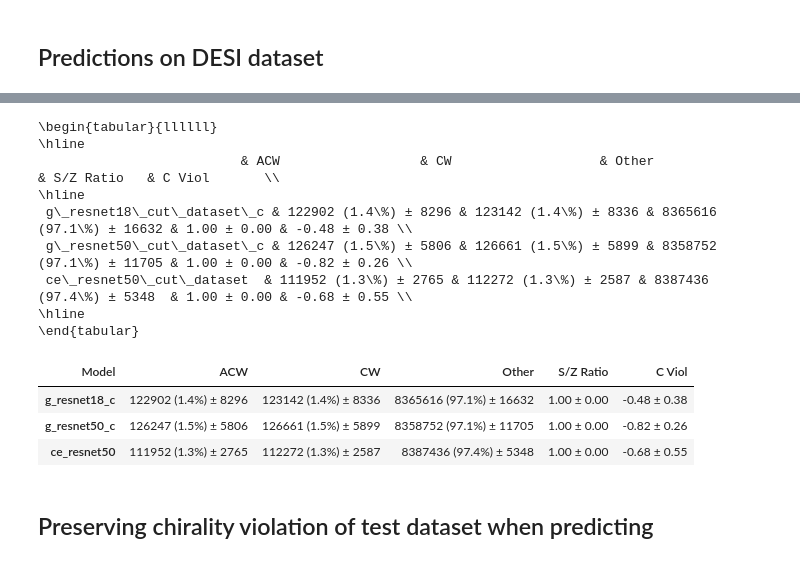
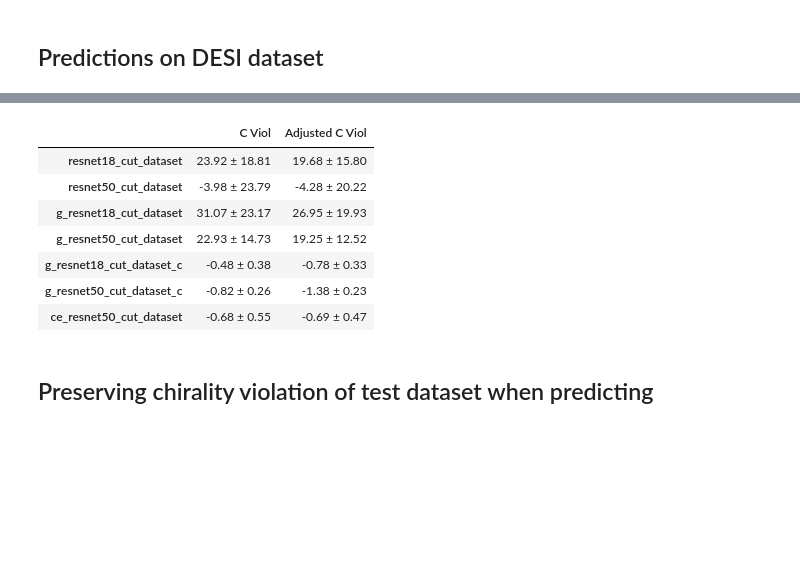
Before and after one commit to neil-power/mphys-galaxy, a Jupyter notebook: Code/predict_metrics.ipynb, the cells around one changed output, grey strips where cells are left out. Drawn from its saved outputs; the diff is of its cells as text; code cells hidden in the pictures; blank space fills up the shorter version.

Commit message:
Added corrected DESI c viols

```diff
--- a/Code/predict_metrics.ipynb
+++ b/Code/predict_metrics.ipynb
@@ -41,20 +47,38 @@ repeat_metrics.head(7)
-# %%
-repeat_metrics = get_predict_results_runs(model_ids[4:],5,METRICS_PATH,print_latex=True)
-repeat_metrics.head(7)
-# %% [output]
-\begin{tabular}{llllll}
-\hline
-                          & ACW                  & CW                   & Other                   & S/Z Ratio   & C Viol       \\
-\hline
- g\_resnet18\_cut\_dataset\_c & 122902 (1.4\%) ± 8296 & 123142 (1.4\%) ± 8336 & 8365616 (97.1\%) ± 16632 & 1.00 ± 0.00 & -0.48 ± 0.38 \\
- g\_resnet50\_cut\_dataset\_c & 126247 (1.5\%) ± 5806 & 126661 (1.5\%) ± 5899 & 8358752 (97.1\%) ± 11705 & 1.00 ± 0.00 & -0.82 ± 0.26 \\
- ce\_resnet50\_cut\_dataset  & 111952 (1.3\%) ± 2765 & 112272 (1.3\%) ± 2587 & 8387436 (97.4\%) ± 5348  & 1.00 ± 0.00 & -0.68 ± 0.55 \\
-\hline
-\end{tabular}
-| Model | ACW | CW | Other | S/Z Ratio | C Viol |
-| g_resnet18_c | 122902 (1.4%) ± 8296 | 123142 (1.4%) ± 8336 | 8365616 (97.1%) ± 16632 | 1.00 ± 0.00 | -0.48 ± 0.38 |
-| g_resnet50_c | 126247 (1.5%) ± 5806 | 126661 (1.5%) ± 5899 | 8358752 (97.1%) ± 11705 | 1.00 ± 0.00 | -0.82 ± 0.26 |
-| ce_resnet50 | 111952 (1.3%) ± 2765 | 112272 (1.3%) ± 2587 | 8387436 (97.4%) ± 5348 | 1.00 ± 0.00 | -0.68 ± 0.55 |
+# %%
+predicted_viols = np.array([[23.92, 18.81],
+                   [-3.98 , 23.79],
+                   [31.07 ,23.17],
+                   [22.93 , 14.73],
+                   [-0.48 , 0.38],
+                [-0.82 , 0.26],
+                [-0.68 , 0.55]])
+
+viol_fits = np.array([[0.84,-0.41],
+             [0.85,-0.9],
+             [0.86,0.23],
+             [0.85,-0.24],
+             [0.87,-0.36],
+             [0.88,-0.66],
+             [0.85,-0.11],
+])
+
+repeat_metrics_viols = pd.DataFrame(columns=["C Viol","Adjusted C Viol"],index=model_ids)
+for i,model in enumerate(model_ids):
+    v, v_err = predicted_viols[i]
+    m,c = viol_fits[i]
+    cv, cv_err = m*v+c,m*v_err
+    repeat_metrics_viols.loc[model]["C Viol"] = f"{v:.2f} ± {v_err:.2f}"
+    repeat_metrics_viols.loc[model]["Adjusted C Viol"] = f"{cv:.2f} ± {cv_err:.2f}"
+repeat_metrics_viols.head(7)
+# %% [output]
+|  | C Viol | Adjusted C Viol |
+| resnet18_cut_dataset | 23.92 ± 18.81 | 19.68 ± 15.80 |
+| resnet50_cut_dataset | -3.98 ± 23.79 | -4.28 ± 20.22 |
+| g_resnet18_cut_dataset | 31.07 ± 23.17 | 26.95 ± 19.93 |
+| g_resnet50_cut_dataset | 22.93 ± 14.73 | 19.25 ± 12.52 |
+| g_resnet18_cut_dataset_c | -0.48 ± 0.38 | -0.78 ± 0.33 |
+| g_resnet50_cut_dataset_c | -0.82 ± 0.26 | -1.38 ± 0.23 |
+| ce_resnet50_cut_dataset | -0.68 ± 0.55 | -0.69 ± 0.47 |
 # %% [markdown]
 ## Preserving chirality violation of test dataset when predicting
 # %%
```
Also changed, not shown: parts of 2 cells of this notebook, 1 other file.
